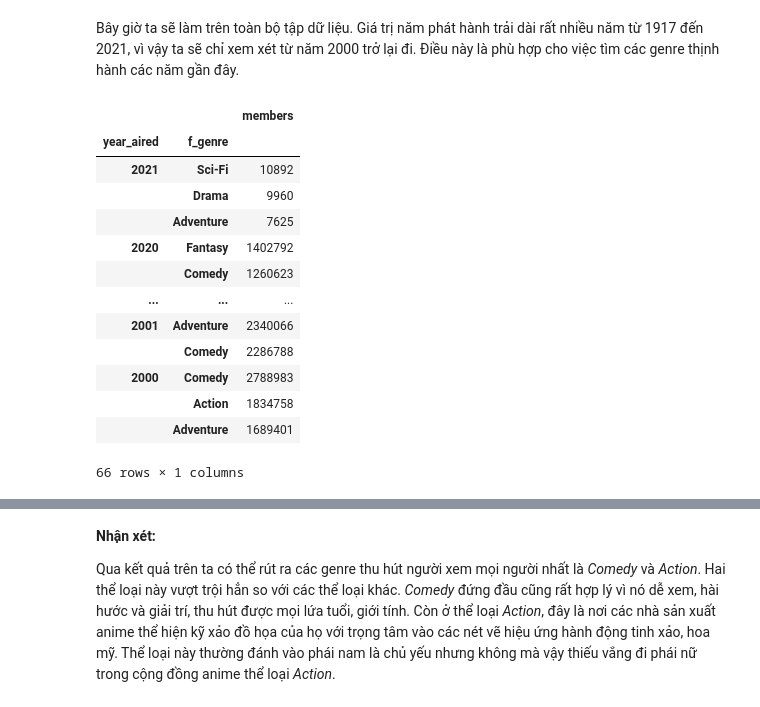
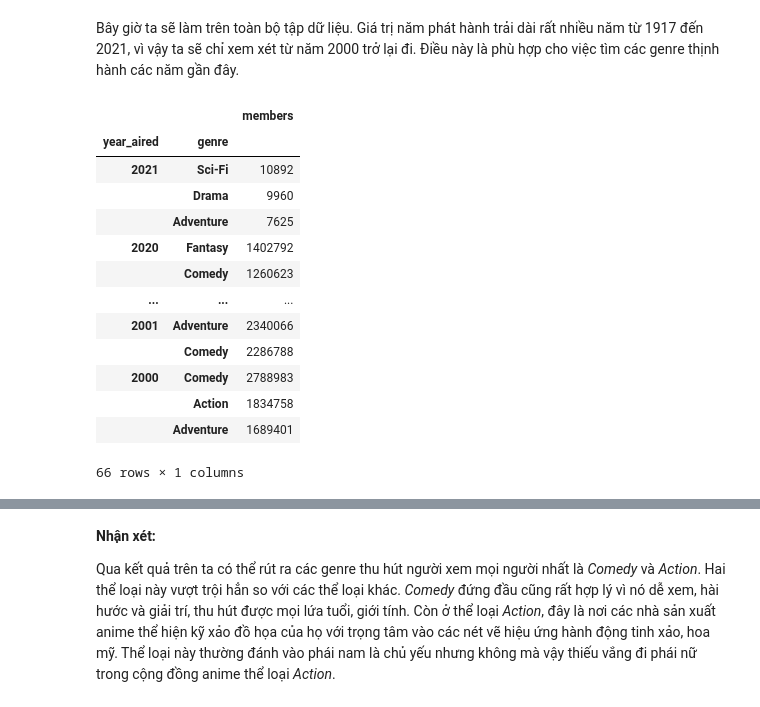
Before and after one commit to phineasla-hcmus/3.1-DS-Final, a Jupyter notebook: P4DS_FinalProject.ipynb, the cells around one changed output, grey strips where cells are left out. Cells and saved outputs as stored; diff of their text form; code cells hidden in the pictures.

```diff
--- a/P4DS_FinalProject.ipynb
+++ b/P4DS_FinalProject.ipynb
@@ -676,50 +664,38 @@ result_2021_df.groupby(level=0).head(3)
 |  | Adventure | 7625 |
 # %% [markdown]
 Bây giờ ta sẽ làm trên toàn bộ tập dữ liệu. Giá trị năm phát hành trải dài rất nhiều năm từ 1917 đến 2021, vì vậy ta sẽ chỉ xem xét từ năm 2000 trở lại đi. Điều này là phù hợp cho việc tìm các genre thịnh hành các năm gần đây.
-# %%
-# Các anime phát hành từ năm 2000 trở đi
-anime_2k_df = anime_df[anime_df['year_aired'].isin(np.arange(2000,2022))]
-
-# Flat cột genre
-flatted_genre = pd.DataFrame([
-                            [i, x]
-                            for i, y in anime_2k_df['genre'].iteritems()
-                            for x in y
-                            ], columns = ['index', 'f_genre'])
-
-# Set lại cột index
-flatted_genre = flatted_genre.set_index('index')
-
-# Rút ra cột members và year_aired
-right_df = anime_2k_df[['members', 'year_aired']]
-
-# Merge flatted_genre với right_df
-genre_mem_2k_df = flatted_genre.merge(right_df,
-                                        left_index=True,
-                                        right_index=True)
-
-# Đếm ở mỗi thể loại, có bao nhiêu members, rồi sort lại theo chiều giảm dần
-result_df = genre_mem_2k_df.groupby(['year_aired', 'f_genre']).sum()  \
-                            .sort_values(['year_aired', 'members'], ascending=[False, False])
-
-# Bước tiếp theo là lấy ra top genre có nhiều member
-# Ta sẽ lấy ra top 3 theo từng năm
-anime_2k_top3_genre = result_df.groupby(level=0).head(3)
-anime_2k_top3_genre
-# %% [output]
-|  |  | members |
-| year_aired | f_genre |  |
-| 2021 | Sci-Fi | 10892 |
-|  | Drama | 9960 |
-|  | Adventure | 7625 |
-| 2020 | Fantasy | 1402792 |
-|  | Comedy | 1260623 |
-| ... | ... | ... |
-| 2001 | Adventure | 2340066 |
-|  | Comedy | 2286788 |
-| 2000 | Comedy | 2788983 |
-|  | Action | 1834758 |
-|  | Adventure | 1689401 |
-66 rows × 1 columns
+# %%
+# Các anime phát hành từ năm 2000 trở đi
+anime_2k_df = anime_df[anime_df['year_aired'].isin(np.arange(2000,2022))]
+
+# Chỉ lấy ra các cột cần dùng
+anime_2k_df = anime_2k_df[['genre', 'members', 'year_aired']]
+
+# Flat cột genre
+flatted_2k_genre = anime_2k_df.explode('genre')
+
+# Đếm ở mỗi thể loại, có bao nhiêu members, rồi sort lại theo chiều giảm dần
+result_2k_df = flatted_2k_genre.groupby(['year_aired', 'genre']).sum()  \
+                            .sort_values(['year_aired', 'members'], ascending=[False, False])
+
+# Bước tiếp theo là lấy ra top genre có nhiều member
+# Ta sẽ lấy ra top 3 theo từng năm
+anime_2k_top3_genre = result_2k_df.groupby(level=0).head(3)
+anime_2k_top3_genre
+# %% [output]
+|  |  | members |
+| year_aired | genre |  |
+| 2021 | Sci-Fi | 10892 |
+|  | Drama | 9960 |
+|  | Adventure | 7625 |
+| 2020 | Fantasy | 1402792 |
+|  | Comedy | 1260623 |
+| ... | ... | ... |
+| 2001 | Adventure | 2340066 |
+|  | Comedy | 2286788 |
+| 2000 | Comedy | 2788983 |
+|  | Action | 1834758 |
+|  | Adventure | 1689401 |
+66 rows × 1 columns
 # %%
 # Đếm các genre xuất hiện trong top 3 genre mỗi năm
```
Also changed, not shown: parts of 5 cells of this notebook.
